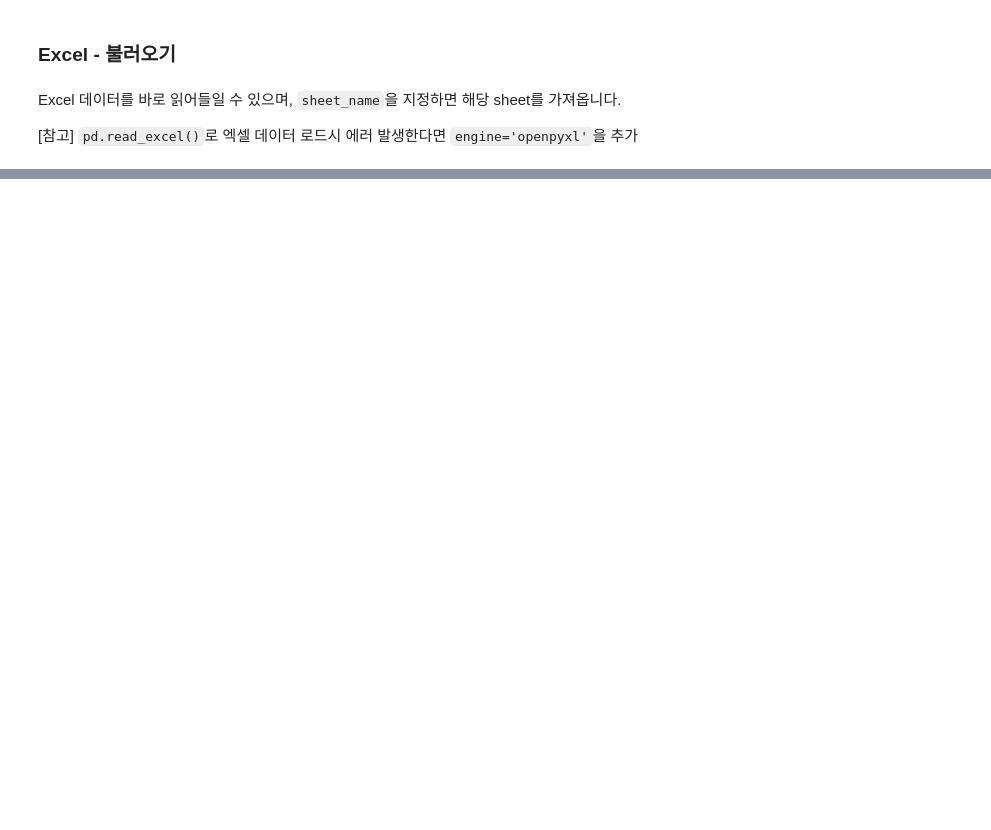
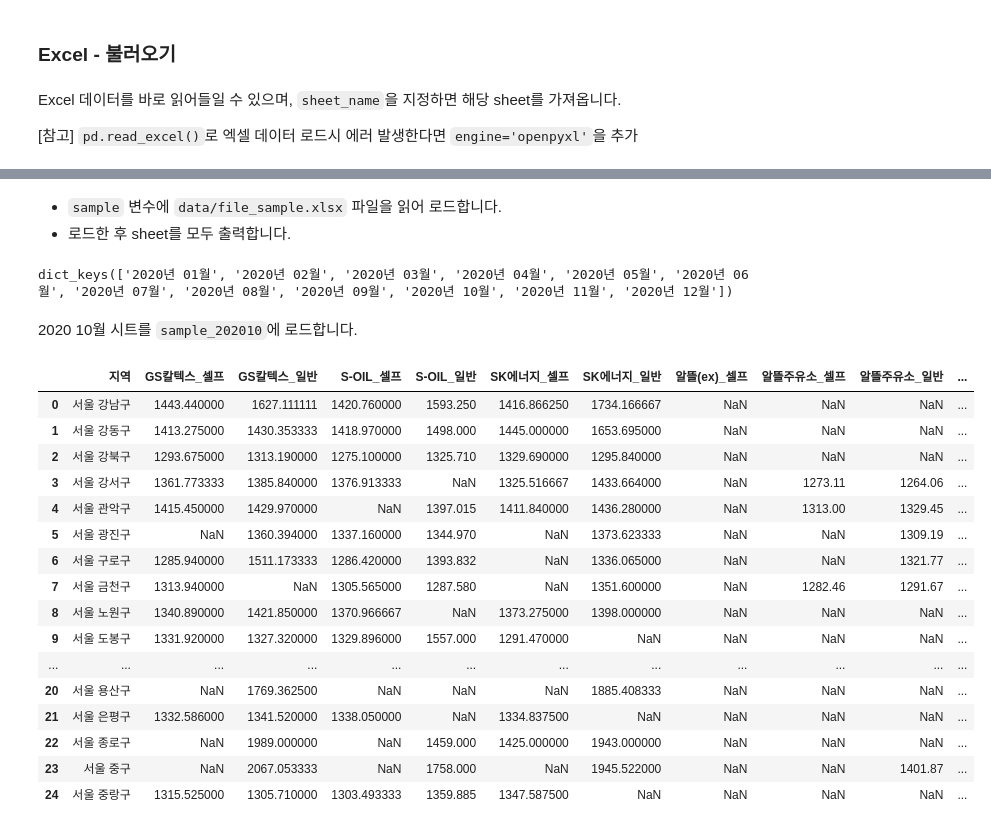
Before and after one commit to jsh112/vs_code_c, a Jupyter notebook: SKADA/DataAnlaysis_Basic/02_File_InputOutput/cds_ds_exercise2.ipynb, the cells around one changed output, grey strips where cells are left out. Cells and saved outputs as stored; diff of their text form; code cells hidden in the pictures; blank space fills up the shorter version.

```diff
--- a/SKADA/DataAnlaysis_Basic/02_File_InputOutput/cds_ds_exercise2.ipynb
+++ b/SKADA/DataAnlaysis_Basic/02_File_InputOutput/cds_ds_exercise2.ipynb
@@ -26,0 +252,31 @@ excel = pd.read_excel('data/seoul_transportation.xlsx', sheet_name='철도')
+# %% [markdown]
+* `sample` 변수에 `data/file_sample.xlsx` 파일을 읽어 로드합니다.
+* 로드한 후 sheet를 모두 출력합니다.
+# %%
+sample = pd.read_excel('data/판다스입출력샘플/file_sample.xlsx', engine='openpyxl', sheet_name=None)
+sample.keys()
+# %% [output]
+dict_keys(['2020년 01월', '2020년 02월', '2020년 03월', '2020년 04월', '2020년 05월', '2020년 06월', '2020년 07월', '2020년 08월', '2020년 09월', '2020년 10월', '2020년 11월', '2020년 12월'])
+# %% [markdown]
+2020 10월 시트를 `sample_202010`에 로드합니다.
+# %%
+sample_202010 = pd.read_excel('data/판다스입출력샘플/file_sample.xlsx', engine='openpyxl', sheet_name='2020년 10월')
+sample_202010
+# %% [output]
+|  | 지역 | GS칼텍스_셀프 | GS칼텍스_일반 | S-OIL_셀프 | S-OIL_일반 | SK에너지_셀프 | SK에너지_일반 | 알뜰(ex)_셀프 | 알뜰주유소_셀프 | 알뜰주유소_일반 | ... |
+| 0 | 서울 강남구 | 1443.440000 | 1627.111111 | 1420.760000 | 1593.250 | 1416.866250 | 1734.166667 | NaN | NaN | NaN | ... |
+| 1 | 서울 강동구 | 1413.275000 | 1430.353333 | 1418.970000 | 1498.000 | 1445.000000 | 1653.695000 | NaN | NaN | NaN | ... |
+| 2 | 서울 강북구 | 1293.675000 | 1313.190000 | 1275.100000 | 1325.710 | 1329.690000 | 1295.840000 | NaN | NaN | NaN | ... |
+| 3 | 서울 강서구 | 1361.773333 | 1385.840000 | 1376.913333 | NaN | 1325.516667 | 1433.664000 | NaN | 1273.11 | 1264.06 | ... |
+| 4 | 서울 관악구 | 1415.450000 | 1429.970000 | NaN | 1397.015 | 1411.840000 | 1436.280000 | NaN | 1313.00 | 1329.45 | ... |
+| 5 | 서울 광진구 | NaN | 1360.394000 | 1337.160000 | 1344.970 | NaN | 1373.623333 | NaN | NaN | 1309.19 | ... |
+| 6 | 서울 구로구 | 1285.940000 | 1511.173333 | 1286.420000 | 1393.832 | NaN | 1336.065000 | NaN | NaN | 1321.77 | ... |
+| 7 | 서울 금천구 | 1313.940000 | NaN | 1305.565000 | 1287.580 | NaN | 1351.600000 | NaN | 1282.46 | 1291.67 | ... |
+| 8 | 서울 노원구 | 1340.890000 | 1421.850000 | 1370.966667 | NaN | 1373.275000 | 1398.000000 | NaN | NaN | NaN | ... |
+| 9 | 서울 도봉구 | 1331.920000 | 1327.320000 | 1329.896000 | 1557.000 | 1291.470000 | NaN | NaN | NaN | NaN | ... |
+| ... | ... | ... | ... | ... | ... | ... | ... | ... | ... | ... | ... |
+| 20 | 서울 용산구 | NaN | 1769.362500 | NaN | NaN | NaN | 1885.408333 | NaN | NaN | NaN | ... |
+| 21 | 서울 은평구 | 1332.586000 | 1341.520000 | 1338.050000 | NaN | 1334.837500 | NaN | NaN | NaN | NaN | ... |
+| 22 | 서울 종로구 | NaN | 1989.000000 | NaN | 1459.000 | 1425.000000 | 1943.000000 | NaN | NaN | NaN | ... |
+| 23 | 서울 중구 | NaN | 2067.053333 | NaN | 1758.000 | NaN | 1945.522000 | NaN | NaN | 1401.87 | ... |
+| 24 | 서울 중랑구 | 1315.525000 | 1305.710000 | 1303.493333 | 1359.885 | 1347.587500 | NaN | NaN | NaN | NaN | ... |
```
Also changed, not shown: parts of 35 cells of this notebook, 5 other files.
